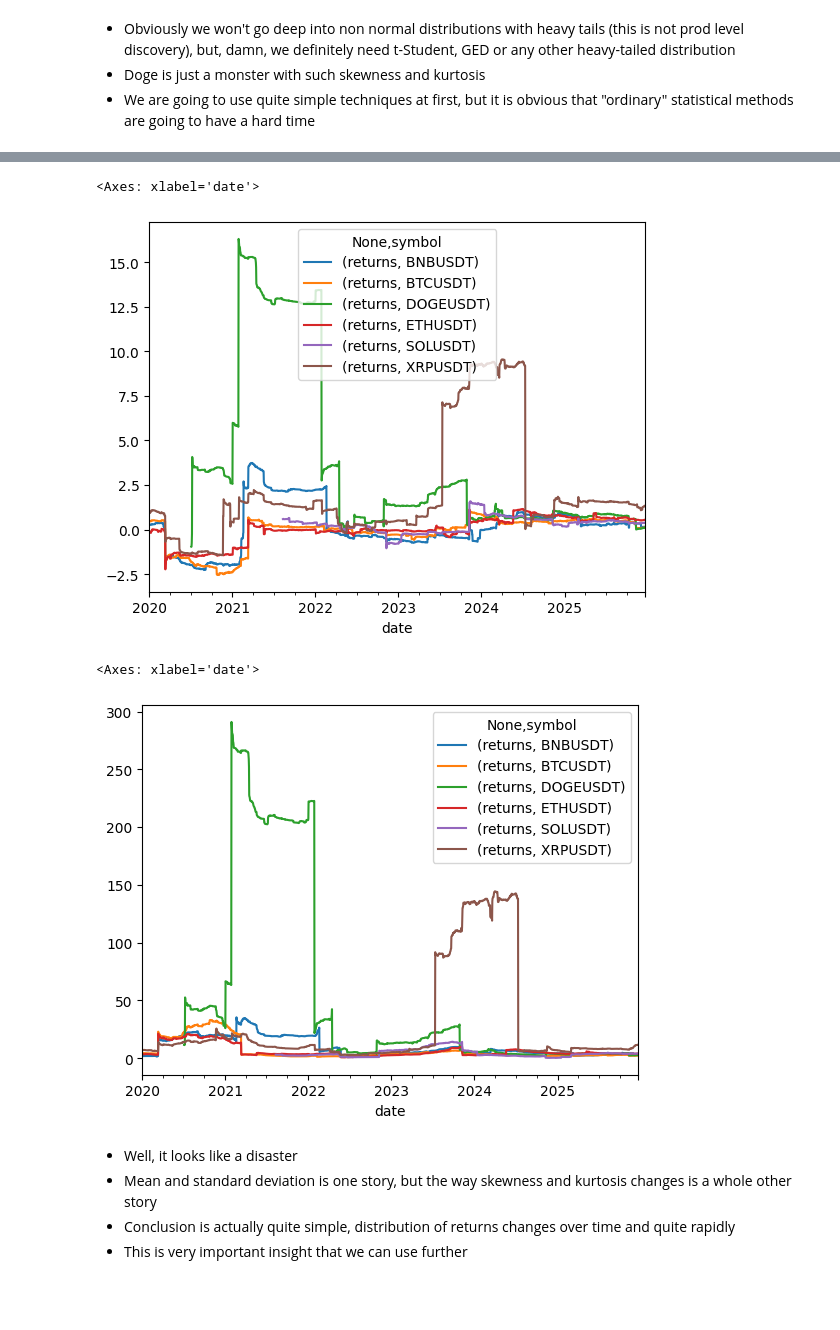
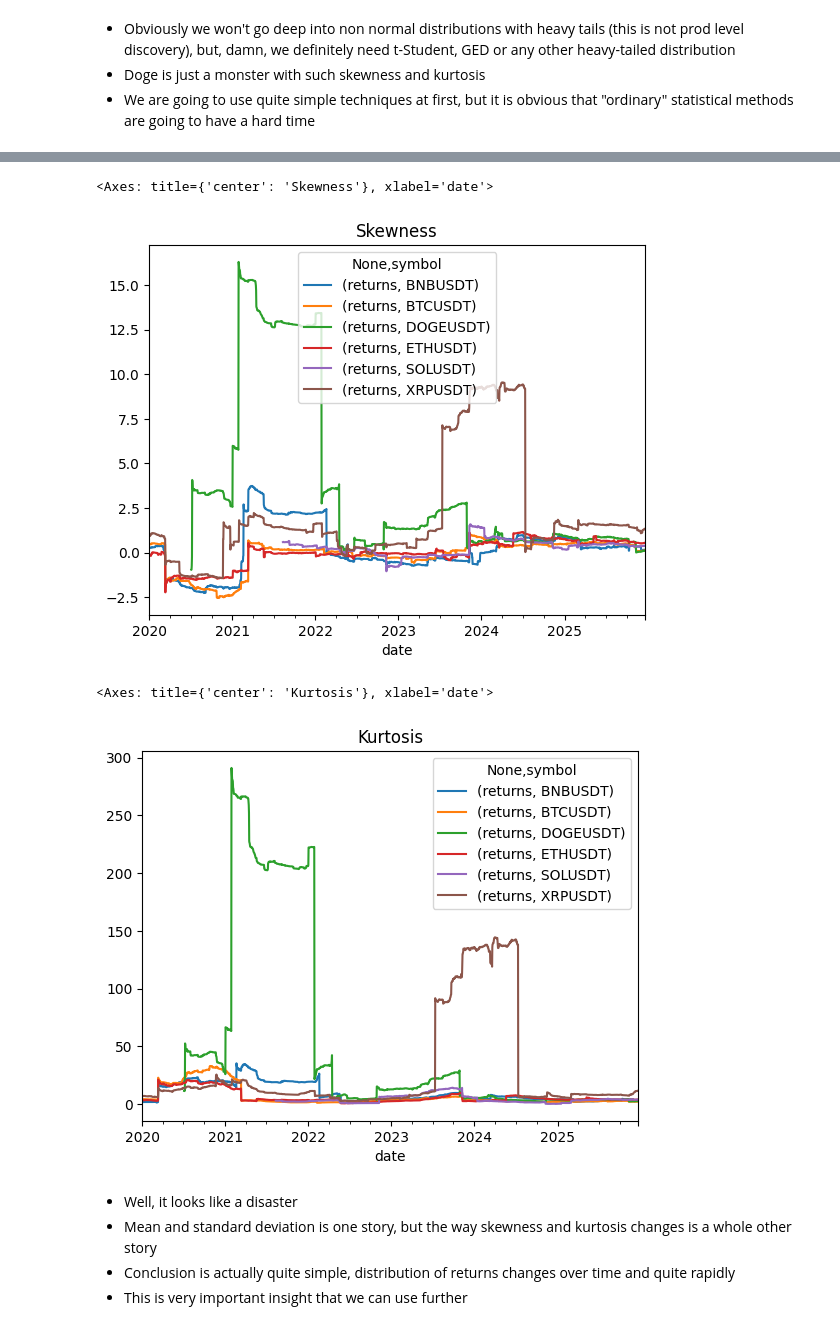
Before and after one commit to Timuchin/CryptoTrading, a Jupyter notebook: trading.ipynb, the cells around one changed output, grey strips where cells are left out. Saved outputs shown, nothing was run; the diff lists cells and outputs as text; code cells hidden in the pictures; blank space fills up the shorter version.

```diff
--- a/trading.ipynb
+++ b/trading.ipynb
@@ -173,13 +177,13 @@ ret.groupby('symbol').rolling(WINDOW_SIZE).std().reset_index().dropna().set_inde
 # %%
-ret.groupby('symbol').rolling(WINDOW_SIZE).skew().reset_index().dropna().set_index('date').pivot(columns = 'symbol').plot()
+ret.groupby('symbol').rolling(WINDOW_SIZE).skew().reset_index().dropna().set_index('date').pivot(columns = 'symbol').plot(title = 'Skewness')
 # %% [output]
-<Axes: xlabel='date'>
+<Axes: title={'center': 'Skewness'}, xlabel='date'>
-[figure, old version]
+[figure, new version]
 # %%
-ret.groupby('symbol').rolling(WINDOW_SIZE).kurt().reset_index().dropna().set_index('date').pivot(columns = 'symbol').plot()
+ret.groupby('symbol').rolling(WINDOW_SIZE).kurt().reset_index().dropna().set_index('date').pivot(columns = 'symbol').plot(title = 'Kurtosis')
 # %% [output]
-<Axes: xlabel='date'>
+<Axes: title={'center': 'Kurtosis'}, xlabel='date'>
-[figure, old version]
+[figure, new version]
 # %% [markdown]
 - Well, it looks like a disaster
 - Mean and standard deviation is one story, but the way skewness and kurtosis changes is a whole other story
```
Also changed, not shown: parts of 78 cells of this notebook, 3 other files.
